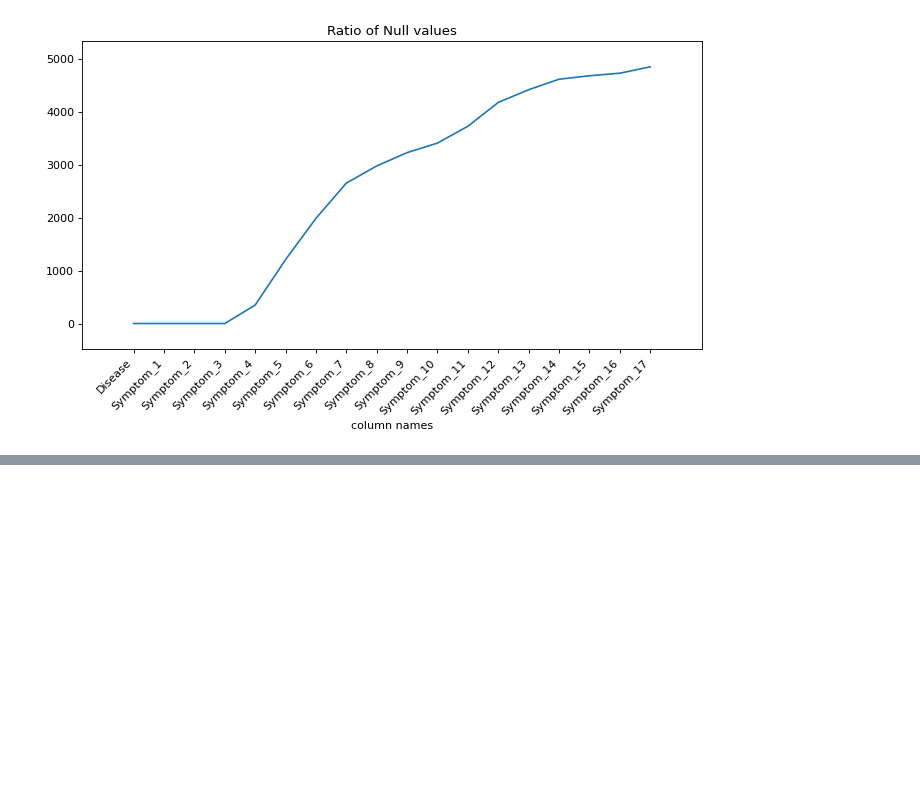
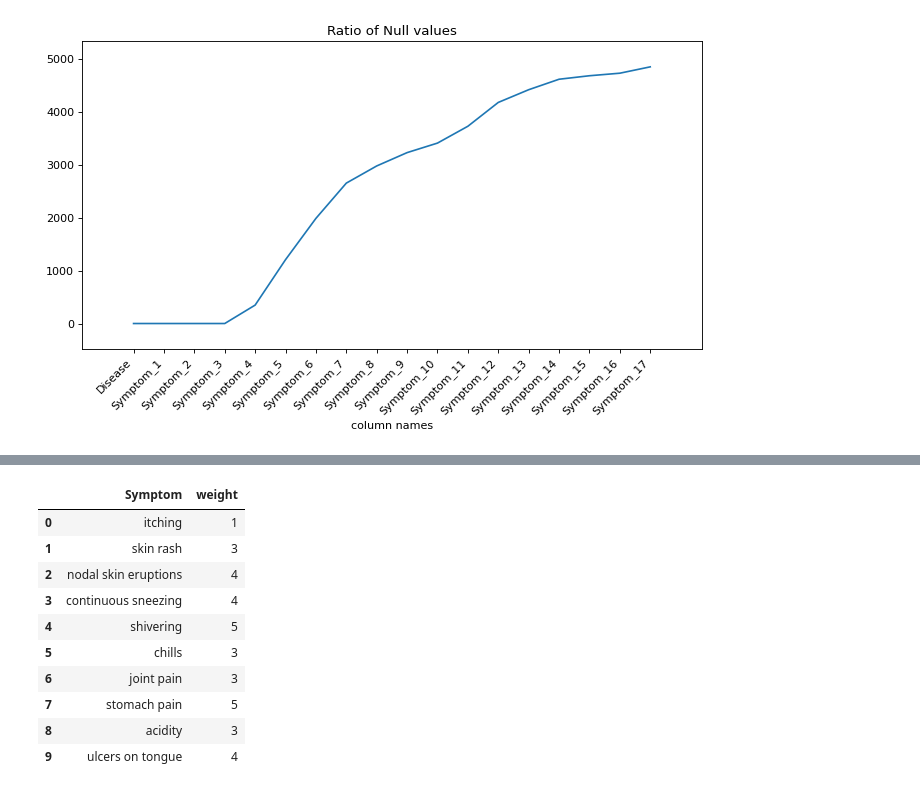
Before and after one commit to ShreyaN15/Medicure, a Jupyter notebook: medi_notebook.ipynb, the cells around one changed output, grey strips where cells are left out. Saved outputs shown, nothing was run; the diff lists cells and outputs as text; code cells hidden in the pictures; blank space fills up the shorter version.

```diff
--- a/medi_notebook.ipynb
+++ b/medi_notebook.ipynb
@@ -237,3 +237,18 @@ dataset.head()
 | 2 | Hyperthyroidism | fatigue | mood swings | weight loss | restlessness | sweating | diarrhoea | fast heart rate | excessive hunger | ... |
 | 3 | AIDS | muscle wasting | patches in throat | high fever | extra marital contacts | 0 | 0 | 0 | 0 | ... |
 | 4 | Chronic cholestasis | itching | vomiting | yellowish skin | nausea | loss of appetite | abdominal pain | yellowing of eyes | 0 | ... |
+# %%
+symptom_severity['Symptom'] = symptom_severity['Symptom'].str.replace('_',' ')
+symptom_severity.head(10)
+# %% [output]
+|  | Symptom | weight |
+| 0 | itching | 1 |
+| 1 | skin rash | 3 |
+| 2 | nodal skin eruptions | 4 |
+| 3 | continuous sneezing | 4 |
+| 4 | shivering | 5 |
+| 5 | chills | 3 |
+| 6 | joint pain | 3 |
+| 7 | stomach pain | 5 |
+| 8 | acidity | 3 |
+| 9 | ulcers on tongue | 4 |
```
Also changed, not shown: parts of 11 cells of this notebook.
